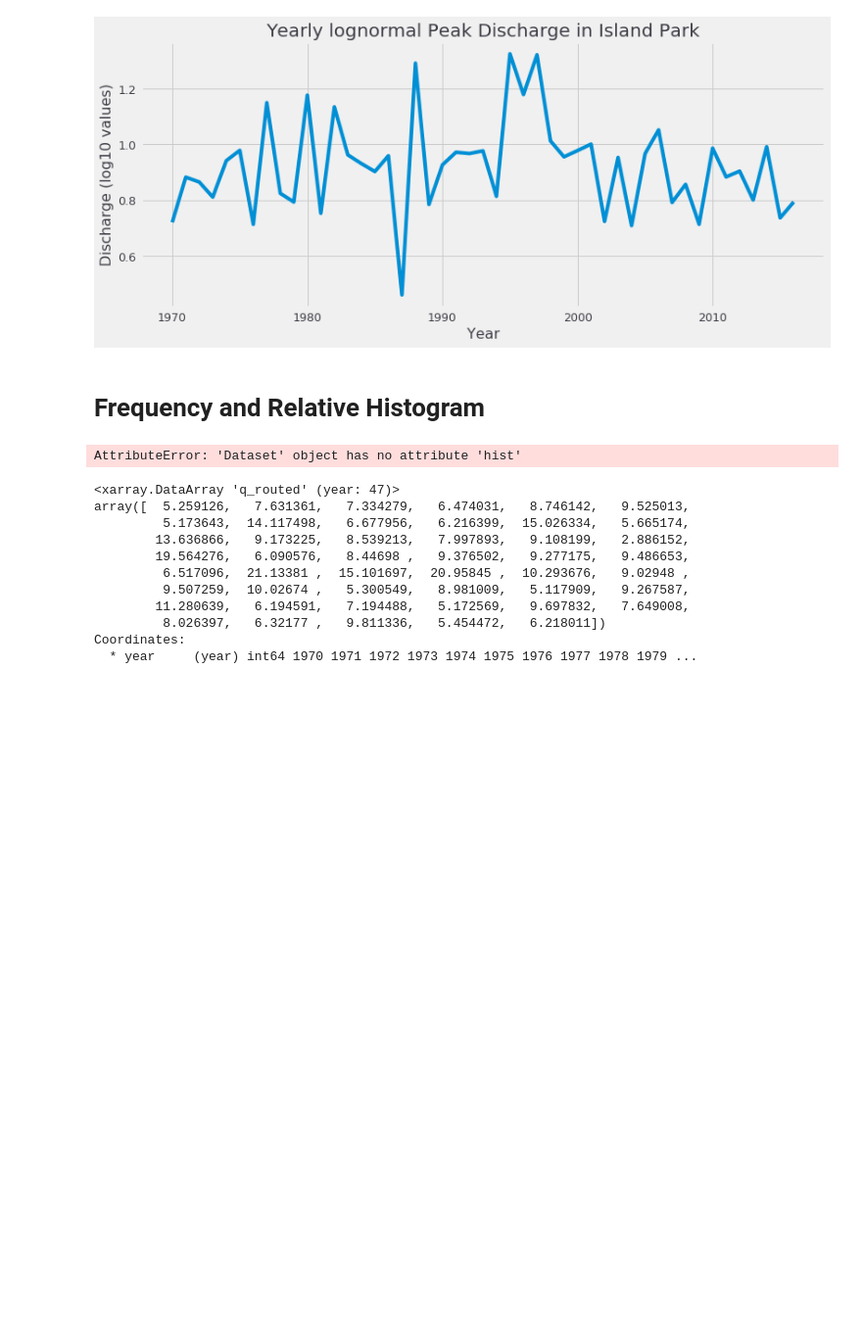
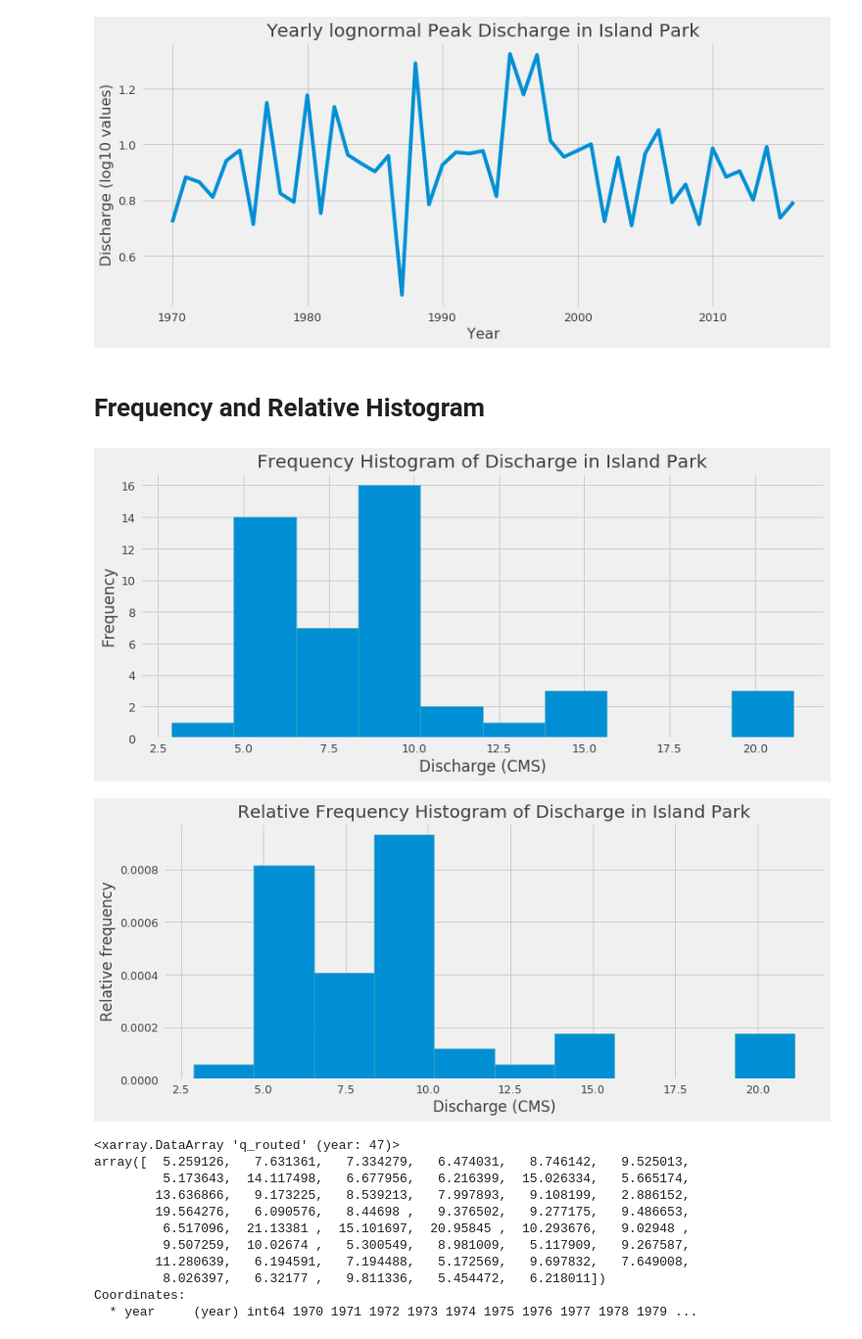
Before and after one commit to msaharia/aasi, a Jupyter notebook: floodfreq.ipynb, the cells around one changed output. Shown: that part at 98% size. Cells and saved outputs as stored; diff of their text form; code cells hidden in the pictures; blank space fills up the shorter version.

Commit message:
Updated histograms

```diff
--- a/floodfreq.ipynb
+++ b/floodfreq.ipynb
@@ -41,19 +41,20 @@ plt.show()
 # %% [markdown]
 # Frequency and Relative Histogram
 # %%
-Q.hist(bins=10, edgecolor='#4aaaaa')
+Q['q_routed'].plot.hist(bins=10, edgecolor='#4aaaaa')
 plt.ylabel('Frequency')
 plt.xlabel('Discharge (CMS)')
 plt.title('Frequency Histogram of Discharge in Island Park')
 plt.show()
 
-Q.hist(weights=np.zeros_like(gdat['Q']) + 1. / gdat.size, edgecolor='#4aaaaa')
+Q['q_routed'].plot.hist(weights=np.zeros_like(Q['q_routed']) + 1. / out['q_routed'].size, edgecolor='#4aaaaa')
 plt.ylabel('Relative frequency')
 plt.xlabel('Discharge (CMS)')
 plt.title('Relative Frequency Histogram of Discharge in Island Park')
 plt.show()
 # %% [output]
-AttributeError: 'Dataset' object has no attribute 'hist'
+[figure, added]
+[figure, added]
 # %%
 Q = out['q_routed']
 Q.groupby('time.year').max()
```
